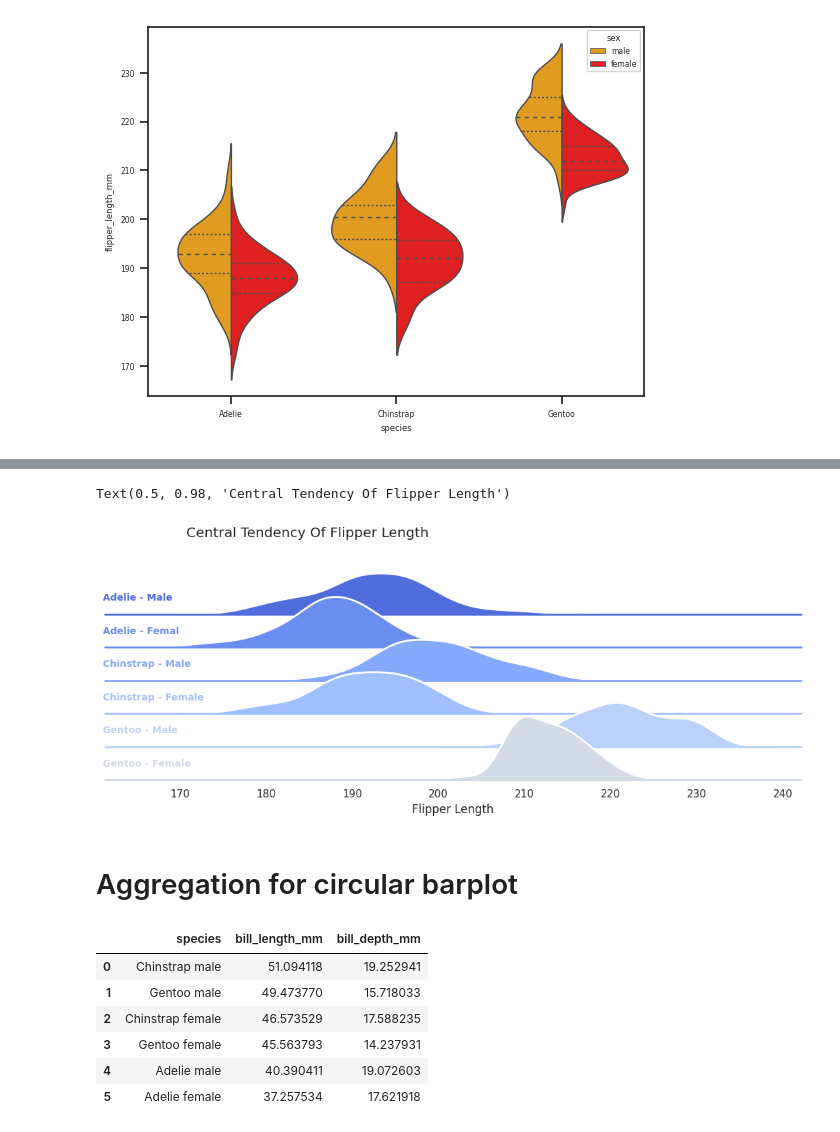
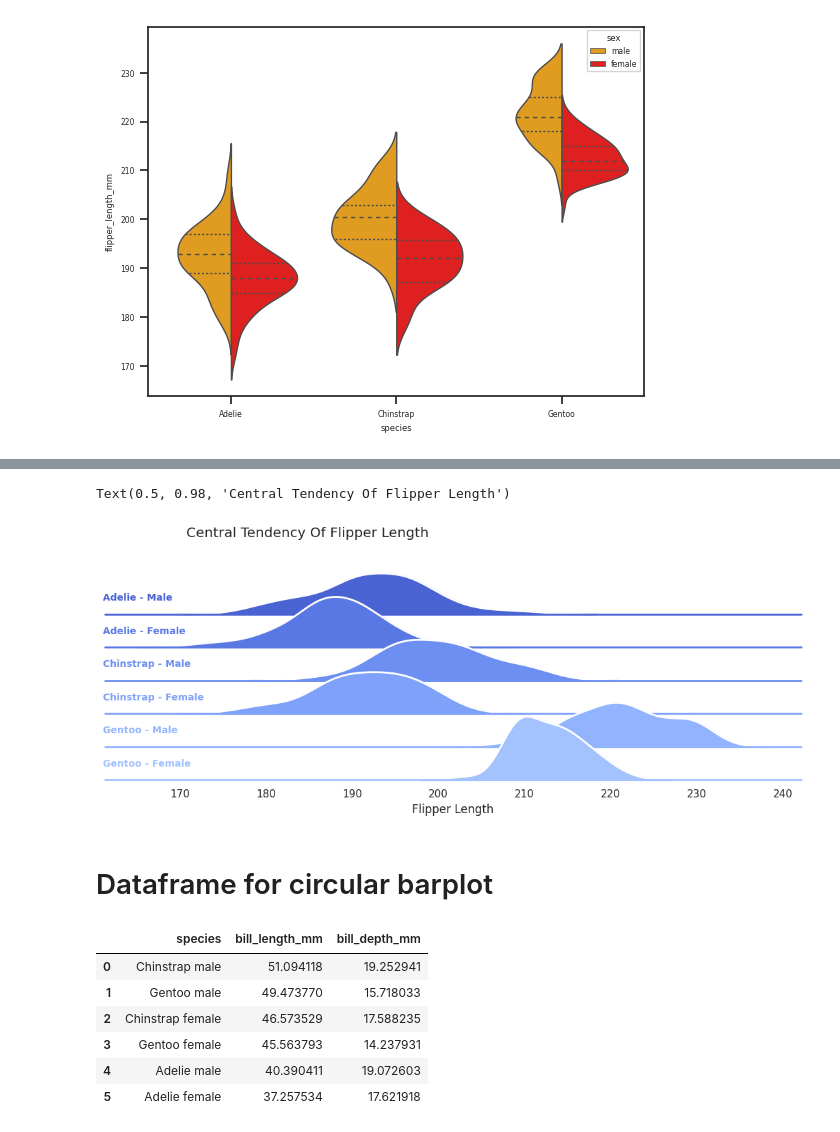
Before and after one commit to tanchu-git/penguins-python-visualization, a Jupyter notebook: penguins_visualization.ipynb, the cells around one changed output, grey strips where cells are left out. Cells and saved outputs as stored; diff of their text form; code cells hidden in the pictures.

Commit message:
Kaggle Notebook | Penguins Seaborn visualization | Version 2

```diff
--- a/penguins_visualization.ipynb
+++ b/penguins_visualization.ipynb
@@ -69,57 +68,54 @@ See the caveats in the documentation: https://pandas.pydata.org/pandas-docs/stab
 | 96 | 183.0 | Adelie female |
 | 97 | 190.0 | Adelie male |
 # %%
+# Dictionary for Y labels
 label_dict = {1: 'Adelie - Male',
-              2: 'Adelie - Femal',
+              2: 'Adelie - Female',
               3: 'Chinstrap - Male',
               4: 'Chinstrap - Female',
               5: 'Gentoo - Male',
               6: 'Gentoo - Female'}
 # %%
-# FacetGrid to create a plot for each category
+# Setting the color theme
 sns.set_theme(style="white", rc={"axes.facecolor": (0, 0, 0, 0), 'axes.linewidth':2})
 
 # Generate a color palette with Seaborn.color_palette()
-pal = sns.color_palette(palette='coolwarm', n_colors=12)
+pal = sns.color_palette('coolwarm', n_colors=18)
 
+# sns.FacetGrid class - create a plot for each value in 'species' column
 # Making the charts broader and shorter
-# sns.FacetGrid class, the 'hue' argument is the one that will be represented by colors with 'palette'
+# The 'hue' argument is the one that will be represented by colors with 'palette'
 ridge = sns.FacetGrid(penguins_df, row='species', hue="species", aspect=15, height=.75, palette=pal)
 
-# map_dataframe - to format all the subplots
-ridge.map_dataframe(sns.kdeplot, x='flipper_length_mm', bw_adjust=1, clip_on=False, fill=True, alpha=1, linewidth=1.5)
+# map_dataframe - to color fill all the subplots
+ridge.map_dataframe(sns.kdeplot, x='flipper_length_mm', bw_adjust=1, clip_on=False, fill=True, alpha=1, linewidth=2)
 
 # Add a white line that represents the contour of each kdeplot
-ridge.map_dataframe(sns.kdeplot, 'flipper_length_mm', bw_adjust=1, clip_on=False, color="w", lw=2)
+ridge.map_dataframe(sns.kdeplot, x='flipper_length_mm', bw_adjust=1, clip_on=False, color="white", linewidth=2)
 
 # Add a horizontal line for each plot
-ridge.map_dataframe(plt.axhline, y=0, lw=2, clip_on=False)
-
-# Y and X label formatting
-def label(x, color, label):
-    ax = plt.gca()
-    ax.text(0, .2, label, color='black', fontsize=10,
-            ha="left", va="center", transform=ax.transAxes)
+ridge.map_dataframe(plt.axhline, y=0, linewidth=2, clip_on=False)
 
 # Loop over the FacetGrid figure axes (g.axes.flat) and add the "values" from label_dict as text with the right color
-# ax.lines[-1].get_color() enables access the last line's color in each matplotlib.Axes
+# ax.lines[-1].get_color() enables access the last line's color in each axes
 for i, ax in enumerate(ridge.axes.flat):
     ax.text(161, 0.02, label_dict[i+1],
             fontweight='bold', fontsize=10,
             color=ax.lines[-1].get_color())
 
+# Remove clutter
 ridge.set_titles("")
 ridge.set(yticks=[], ylabel="", xlabel="Flipper Length")
 ridge.despine(bottom=True, left=True)
 
 # subplots_adjust to control the height space between the subplots.
 ridge.fig.subplots_adjust(hspace=-.5)
 plt.suptitle('Central Tendency Of Flipper Length', ha='right')
 # %% [output]
 Text(0.5, 0.98, 'Central Tendency Of Flipper Length')
-[figure, old version]
+[figure, new version]
 # %% [markdown]
-# Aggregation for circular barplot
+# Dataframe for circular barplot
 # %%
 bill_df = penguins.groupby(['species', 'sex'], as_index=False).agg({'bill_length_mm': 'mean', 'bill_depth_mm': 'mean'}, ascending=False).sort_values("bill_length_mm", ascending=False).reset_index(drop=True)
 bill_df['species'] = bill_df.agg(lambda x: f"{x['species']} {x['sex']}", axis=1)
```
Also changed, not shown: parts of 5 cells of this notebook.
